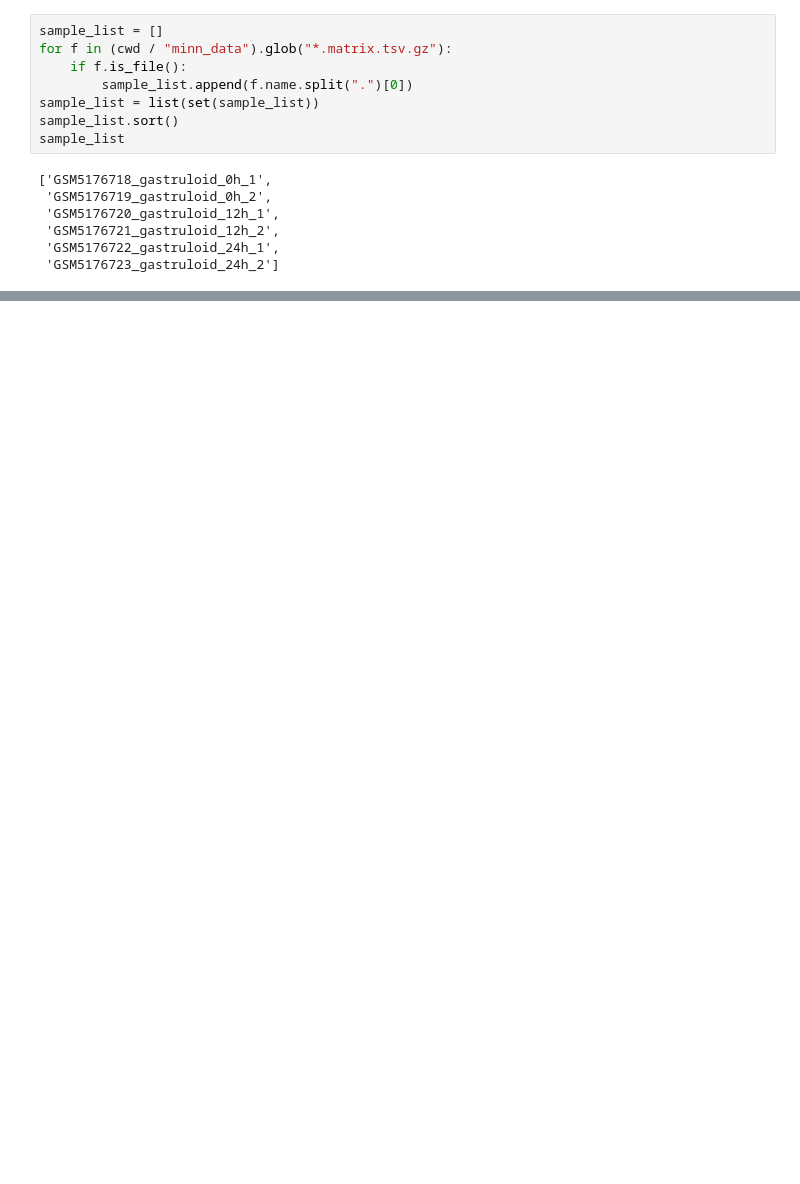
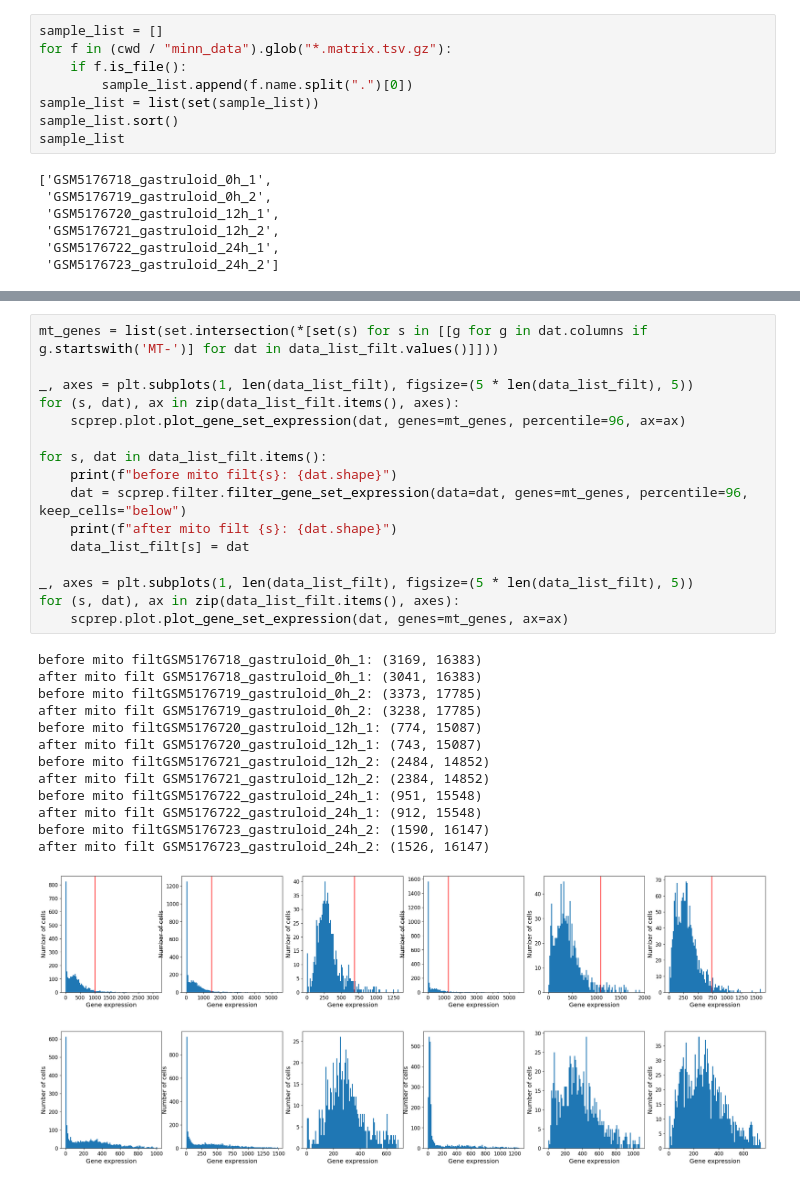
Before and after one commit to stanfish06/micropattern, a Jupyter notebook: notebooks/eda.ipynb, the cells around one changed output, grey strips where cells are left out. Cells and saved outputs as stored; diff of their text form; blank space fills up the shorter version.

```diff
--- a/notebooks/eda.ipynb
+++ b/notebooks/eda.ipynb
@@ -83,0 +156,31 @@ for s in sample_list:
+# %%
+mt_genes = list(set.intersection(*[set(s) for s in [[g for g in dat.columns if g.startswith('MT-')] for dat in data_list_filt.values()]]))
+
+_, axes = plt.subplots(1, len(data_list_filt), figsize=(5 * len(data_list_filt), 5))
+for (s, dat), ax in zip(data_list_filt.items(), axes):
+    scprep.plot.plot_gene_set_expression(dat, genes=mt_genes, percentile=96, ax=ax)
+
+for s, dat in data_list_filt.items():
+    print(f"before mito filt{s}: {dat.shape}")
+    dat = scprep.filter.filter_gene_set_expression(data=dat, genes=mt_genes, percentile=96, keep_cells="below")
+    print(f"after mito filt {s}: {dat.shape}")
+    data_list_filt[s] = dat
+
+_, axes = plt.subplots(1, len(data_list_filt), figsize=(5 * len(data_list_filt), 5))
+for (s, dat), ax in zip(data_list_filt.items(), axes):
+    scprep.plot.plot_gene_set_expression(dat, genes=mt_genes, ax=ax)
+# %% [output]
+before mito filtGSM5176718_gastruloid_0h_1: (3169, 16383)
+after mito filt GSM5176718_gastruloid_0h_1: (3041, 16383)
+before mito filtGSM5176719_gastruloid_0h_2: (3373, 17785)
+after mito filt GSM5176719_gastruloid_0h_2: (3238, 17785)
+before mito filtGSM5176720_gastruloid_12h_1: (774, 15087)
+after mito filt GSM5176720_gastruloid_12h_1: (743, 15087)
+before mito filtGSM5176721_gastruloid_12h_2: (2484, 14852)
+after mito filt GSM5176721_gastruloid_12h_2: (2384, 14852)
+before mito filtGSM5176722_gastruloid_24h_1: (951, 15548)
+after mito filt GSM5176722_gastruloid_24h_1: (912, 15548)
+before mito filtGSM5176723_gastruloid_24h_2: (1590, 16147)
+after mito filt GSM5176723_gastruloid_24h_2: (1526, 16147)
+[figure, added]
+[figure, added]
```
Also changed, not shown: parts of 10 cells of this notebook, 1 other file.
